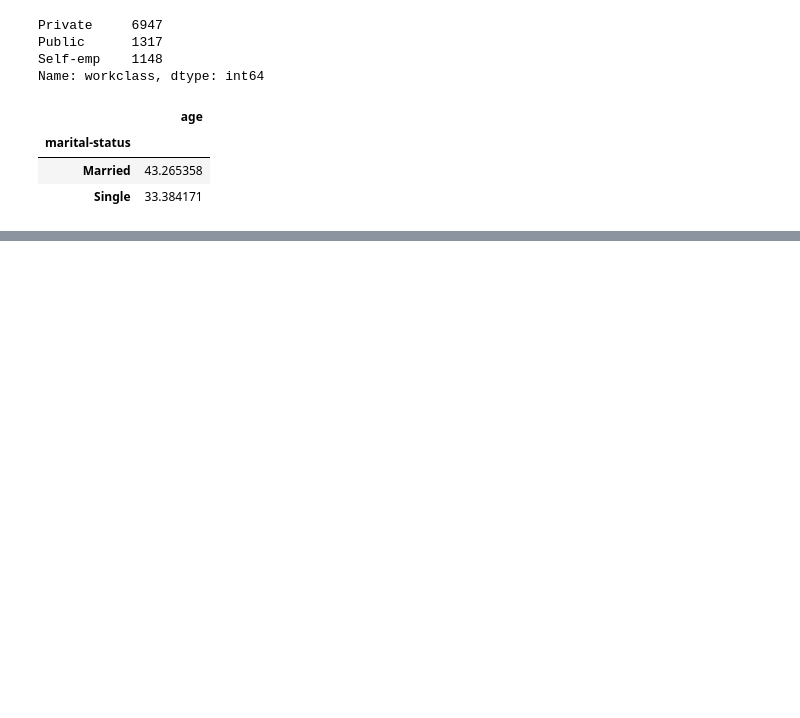
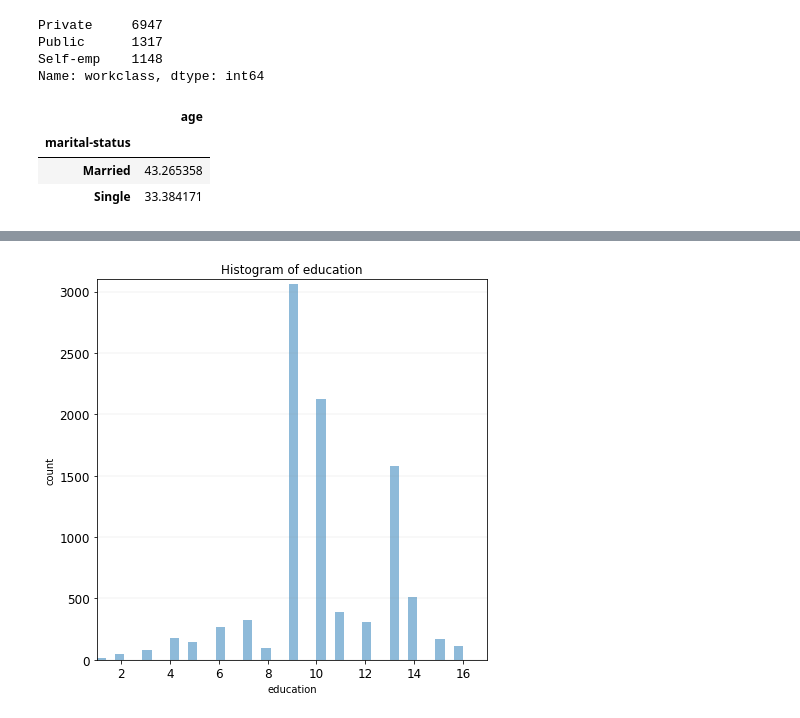
Before and after one commit to Ron256/DSC478MachineLearning, a Jupyter notebook: Notebooks/HomeWorkAssignments/ProgrammingMachineLearningAssignment1.ipynb, the cells around one changed output, grey strips where cells are left out. Cells and saved outputs as stored; diff of their text form; code cells hidden in the pictures; blank space fills up the shorter version.

```diff
--- a/Notebooks/HomeWorkAssignments/ProgrammingMachineLearningAssignment1.ipynb
+++ b/Notebooks/HomeWorkAssignments/ProgrammingMachineLearningAssignment1.ipynb
@@ -192,0 +248,12 @@ df[['marital-status', 'age']].groupby(['marital-status']).mean()
+# %%
+# histogram for education
+hs = plt.subplots(figsize=(7,7))
+plt.hist(df['education'], bins = 40, alpha = 0.5)
+plt.xlabel('education')
+plt.ylabel('count')
+plt.title('Histogram of education')
+plt.axis([1, 17,  0, 3100])
+plt.grid(color='grey', axis='y', linestyle='-', linewidth=0.2, alpha=0.5)
+plt.tick_params(labelsize=12)
+# %% [output]
+[figure, added]
```
Also changed, not shown: parts of 22 cells of this notebook.
